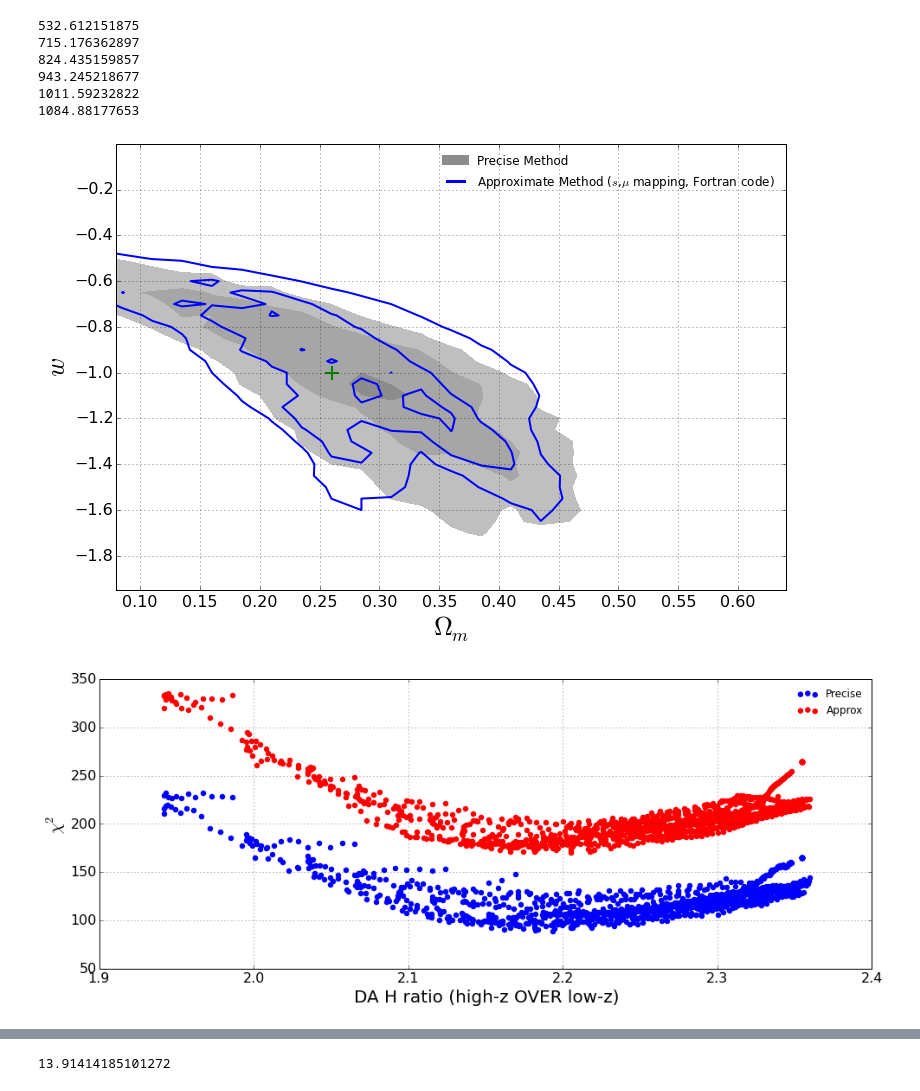
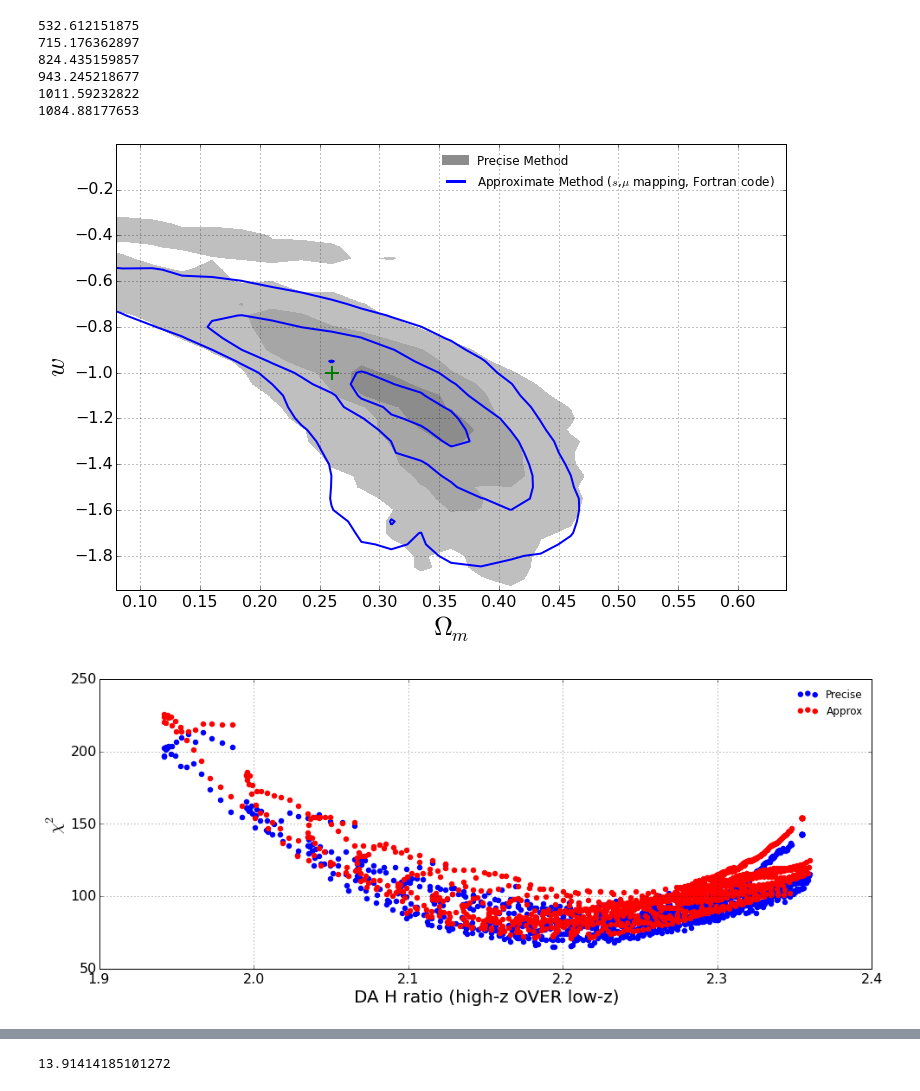
Before and after one commit to xiaodongli1986/2PCF_AP, a Jupyter notebook: 3.Comparing_Precise_Approx.ipynb, the cells around one changed output, grey strips where cells are left out. Saved outputs shown, nothing was run; the diff lists cells and outputs as text; code cells hidden in the pictures.

```diff
--- a/3.Comparing_Precise_Approx.ipynb
+++ b/3.Comparing_Precise_Approx.ipynb
@@ -297,8 +298,9 @@ if True:
 #for nownummuedge in [20,26]:
     #nummuedges = [nownummuedge]#[nowmuedge]#range(13,14)
     #mumins = np.linspace(0.05, 0.06,1)
-    nummuedges = range(25+1,35+1+1) ## Number of bins 25-35; Number of edges 26-36
-    mumins = np.linspace(0.01, 0.15,15)
+    nummuedges = range(20+1,25+1+1) ## Number of bins 25-35; Number of edges 26-36
+    mumins = np.linspace(0.03, 0.03,1)
+    #nummuedges = [26]; mumins = [0.01]
     conommin, conommax, conwmin, conwmax =  0.08, 0.64, -1.95, -0.0
 
     covmatrescale_nowfiles1 = sumlist([[[Percival_covmat_scale(2000,nummu-1,2)[2] ,
@@ -347,23 +349,21 @@ if True:
                 'to1.00.s6.00to40.00.CovMock_2000_PatchyV6C_RSD.SMU_Mapping.DenseMapping.divided_pixel.txt'] for mumin in mumins] for nummu in nummuedges])
 
     ### Result from Fortran code. We find: applying ploy fit to sys_cor of intxi is not plausible
-    covmatrescale_nowfiles4 = sumlist([[ [Percival_covmat_scale(2000,nummu-1,2)[2]/(5.0/4.0),
+    covmatrescale_nowfiles4 = sumlist([[ [Percival_covmat_scale(2000,nummu-1,2)[2],
+                './chisqs/Scan_170418.CovMock_2000__'+str(nummu-1)+'mubins.mumax%.2f'%(1-mumin)+'.CovMock_2000.s6.0to40.0.'+\
                 #'./cov_chisqs/Dense1subscanPatchyV6CMocks_Mapping_170314Debug_int--xi.'+str(nummu)+'mu%.2f'%mumin+\
                 #'to1.00.s6.00to40.00.CovMock_2000_PatchyV6C_RSD.SMU_Mapping.DenseMapping.divided_pixel.txt'] for mumin in mumins] for nummu in nummuedges])
-                ##'./chisqs/TestScan_170410.newmumids.CovMock_2000__'+str(nummu-1)+'mubins.mumax%.2f'%(1-mumin)+'.CovMock_2000.s6.0to40.0.polyfitdeg3.txt']
-                ##'./chisqs/TestScan_170410.oldmumids.CovMock_2000__'+str(nummu-1)+'mubins.mumax%.2f'%(1-mumin)+'.CovMock_2000.s6.0to40.0.polyfitdeg3.txt']
-                #'./chisqs/TestScan_170410.nopolyfit.CovMock_2000__'+str(nummu-1)+'mubins.mumax%.2f'%(1-mumin)+'.CovMock_2000.s6.0to40.0.baseline_nbins600_mubins480.txt']
-                #'./chisqs/TestScan_170410.nopolyfit.CovMock_2000__'+str(nummu-1)+'mubins.mumax%.2f'%(1-mumin)+'.CovMock_2000.s6.0to40.0.baseline_nbins1200_mubins960.txt']
-                #'./chisqs/TestScan_170410.nopolyfit.CovMock_2000__'+str(nummu-1)+'mubins.mumax%.2f'%(1-mumin)+'.CovMock_2000.s6.0to40.0.baseline_nbins750_mubins600.txt']
-                './chisqs/TestScan_170417.nopolyfit.CovMock_2000__'+str(nummu-1)+'mubins.mumax%.2f'%(1-mumin)+'.CovMock_2000.s6.0to40.0.baseline_om0.2600_w-1.0000_nbins750_mubins600.txt']
-                #'./chisqs/TestScan_170410.nopolyfit.CovMock_2000__'+str(nummu-1)+'mubins.mumax%.2f'%(1-mumin)+'.CovMock_2000.s6.0to40.0.baseline_om0.1100_w-2.0000_nbins750_mubins600.txt']
+                #baseline_om0.2600_w-1.0000_nbins750_mubins600.txt']
+                'polyfitdeg3.baseline_om0.2600_w-1.0000_nbins750_mubins600.txt']
+                #'baseline_om0.2600_w-1.0000_nbins1200_mubins960.txt']
+                #'polyfitdeg3.baseline_om0.2600_w-1.0000_nbins1200_mubins960.txt']
+                #'polyfitdeg3.baseline_om0.1100_w-2.0000_nbins750_mubins600.txt']
                  for mumin in mumins] for nummu in nummuedges])
 
     ### Fortran code, Single file
     #covmatrescale_nowfiles5 = [[ 1.0/(5.0/4.0),
                 #'./chisqs/TestScan_170410.nopolyfit.CovMock_2000__25mubins.mumax0.99.CovMock_2000.s6.0to40.0.baseline_om0.2600_w-1.0000_nbins750_mubins600.txt.165schemes'] ]
                 #'./chisqs/TestScan_170417.nopolyfit.CovMock_2000__25mubins.mumax0.99.CovMock_2000.s6.0to40.0.baseline_om0.1100_w-2.0000_nbins750_mubins600.txt.165schemes'] ]
-
 
 
     plotformat=1
@@ -398,33 +398,33 @@ if True:
                          show_marg_rlt=False, sigs=[sig1,sig2,sig3], label=nowlab, plotformat=plotformat,)
 
         X = sumlist([[DA(om, w, 0.7, SixBinRedshift_NS[4])* Hz(om, w, 0.7, SixBinRedshift_NS[4]) / \
                 (DA(om, w, 0.7, SixBinRedshift_NS[0])* Hz(om, w, 0.7, SixBinRedshift_NS[0])) for om in Dense1subscan_omlist] \
                         for w in Dense1subscan_wlist])
         Y =  sumlist([[nowtab[omwstr(om,w)][1]/float(len(nowfiles))  for om in Dense1subscan_omlist] for w in Dense1subscan_wlist])
 
         if plotformat == 1:
                 ax1.scatter(X,Y, lw=2, linewidths=0, color='b', label='Precise')
                 nowlike0 = [[nowtab[omwstr(om,w)][1]/float(len(nowfiles)) for om in Dense1subscan_omlist] for w in Dense1subscan_wlist]
                 Y0 = [xx for xx in Y]
         else:
                 ax1.scatter(X,Y, lw=2, linewidths=0, color='r', label='Approx')
                 diffY = [Y[row]-Y0[row] for row in range(len(Y))]
                 difflike = [[nowtab[omwstr(om,w)][1]/float(len(nowfiles)) for om in Dense1subscan_omlist] for w in Dense1subscan_wlist]
                 for row2 in range(len(Dense1subscan_omlist)):
                     for row1 in range(len(Dense1subscan_wlist)):
                         difflike[row1][row2] = (difflike[row1][row2]-nowlike0[row1][row2])
                 ax2.scatter(X,diffY, lw=2, linewidths=0, color='r', label='Approx - Precise')
         plotformat += 2
     ax1.set_xlabel('DA H ratio (high-z OVER low-z)', fontsize=20)
     ax1.set_ylabel('$\\chi^2$', fontsize=20)
     ax.grid(); ax1.grid(); ax2.grid()
     ax.set_xlim(conommin, conommax); ax.set_ylim(conwmin, conwmax)
     ax.set_xlabel('$\\Omega_m$', fontsize=26); ax.set_ylabel('$w$', fontsize=26)
     ax.set_xticks(np.arange(0.10, conommax, 0.05)); ax.set_yticks(np.arange(-1.8, conwmax, 0.2))
     #ax.set_title('# of $\\mu$ bins = '+str(nummuedges))
     ax.legend(frameon=False,loc='best'); ax1.legend(frameon=False,loc='best'); ax2.legend(frameon=False,loc='best')
-    #fig.savefig('Comp_contour_nbins1200_mubins960.png', format='png')
+    #fig.savefig('FortranCode_CompContour__polyfitdeg3.baseline_om0.2600_w-1.0000_nbins750_mubins600.png', format='png')
     plt.show()
 # %% [output]
-[figure, old version]
+[figure, new version]
-[figure, old version]
+[figure, new version]
```
Also changed, not shown: parts of 3 cells of this notebook, 1 other file.
